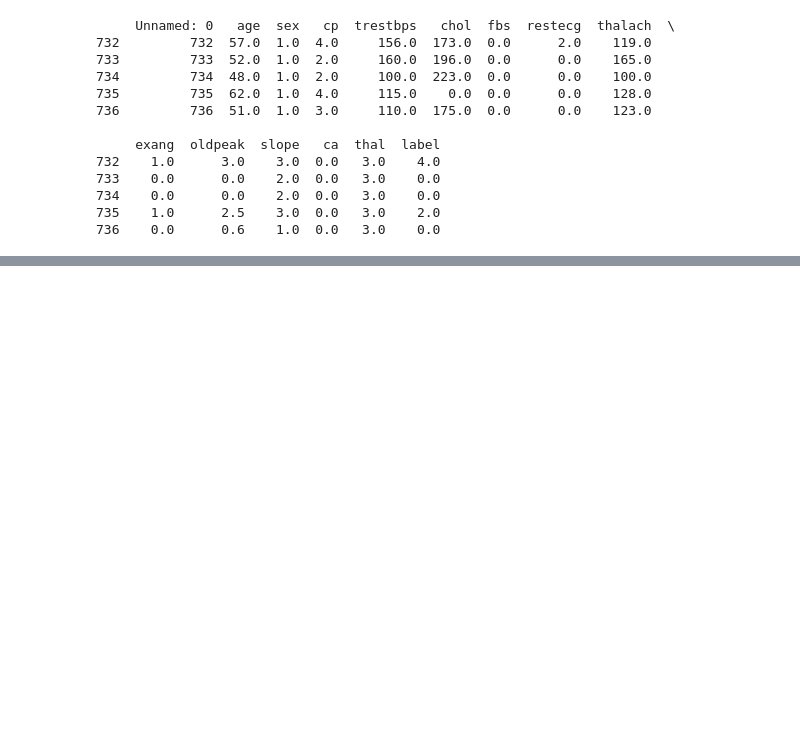
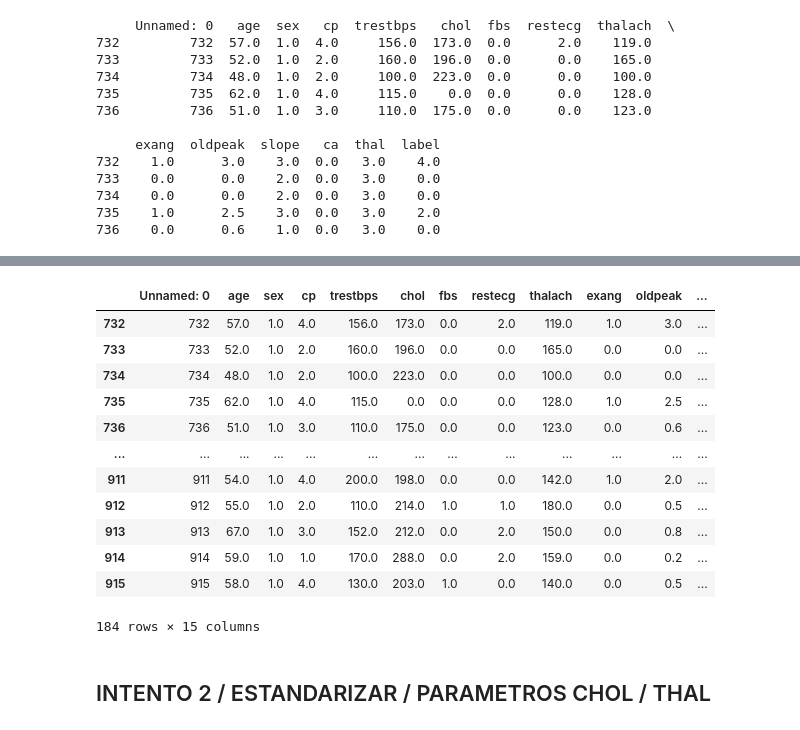
Before and after one commit to nachoreyesv/DATA_PROJECT_3, a Jupyter notebook: Ejecutable/Tumup/tumup_main.ipynb, the cells around one changed output, grey strips where cells are left out. Saved outputs shown, nothing was run; the diff lists cells and outputs as text; code cells hidden in the pictures; blank space fills up the shorter version.

Commit message:
Intento 13

```diff
--- a/Ejecutable/Tumup/tumup_main.ipynb
+++ b/Ejecutable/Tumup/tumup_main.ipynb
@@ -314,0 +380,9 @@ df_randomf.to_csv('try6_data.csv', index=False)
+# %%
+# Copiar el DataFrame 'test_end' a 'predicted_df'
+predicted_df = test_end.copy()
+
+# Actualizar la columna 'label' con las predicciones
+predicted_df['label'] = predicciones
+
+# Mostrar las primeras filas del nuevo DataFrame para verificar
+print(predicted_df.head())
@@ -314,0 +403,16 @@ df_randomf.to_csv('try6_data.csv', index=False)
+# %%
+predicted_df
+# %% [output]
+|  | Unnamed: 0 | age | sex | cp | trestbps | chol | fbs | restecg | thalach | exang | oldpeak | ... |
+| 732 | 732 | 57.0 | 1.0 | 4.0 | 156.0 | 173.0 | 0.0 | 2.0 | 119.0 | 1.0 | 3.0 | ... |
+| 733 | 733 | 52.0 | 1.0 | 2.0 | 160.0 | 196.0 | 0.0 | 0.0 | 165.0 | 0.0 | 0.0 | ... |
+| 734 | 734 | 48.0 | 1.0 | 2.0 | 100.0 | 223.0 | 0.0 | 0.0 | 100.0 | 0.0 | 0.0 | ... |
+| 735 | 735 | 62.0 | 1.0 | 4.0 | 115.0 | 0.0 | 0.0 | 0.0 | 128.0 | 1.0 | 2.5 | ... |
+| 736 | 736 | 51.0 | 1.0 | 3.0 | 110.0 | 175.0 | 0.0 | 0.0 | 123.0 | 0.0 | 0.6 | ... |
+| ... | ... | ... | ... | ... | ... | ... | ... | ... | ... | ... | ... | ... |
+| 911 | 911 | 54.0 | 1.0 | 4.0 | 200.0 | 198.0 | 0.0 | 0.0 | 142.0 | 1.0 | 2.0 | ... |
+| 912 | 912 | 55.0 | 1.0 | 2.0 | 110.0 | 214.0 | 1.0 | 1.0 | 180.0 | 0.0 | 0.5 | ... |
+| 913 | 913 | 67.0 | 1.0 | 3.0 | 152.0 | 212.0 | 0.0 | 2.0 | 150.0 | 0.0 | 0.8 | ... |
+| 914 | 914 | 59.0 | 1.0 | 1.0 | 170.0 | 288.0 | 0.0 | 2.0 | 159.0 | 0.0 | 0.2 | ... |
+| 915 | 915 | 58.0 | 1.0 | 4.0 | 130.0 | 203.0 | 1.0 | 0.0 | 140.0 | 0.0 | 0.5 | ... |
+184 rows × 15 columns
@@ -315,2 +429,4 @@ df_randomf.to_csv('try6_data.csv', index=False)
 # %%
 try3_df = pd.read_csv('try6_data.csv')
+# %% [markdown]
+## INTENTO 2 / ESTANDARIZAR / PARAMETROS CHOL / THAL
```
Also changed, not shown: parts of 37 cells of this notebook, 1 other file.
